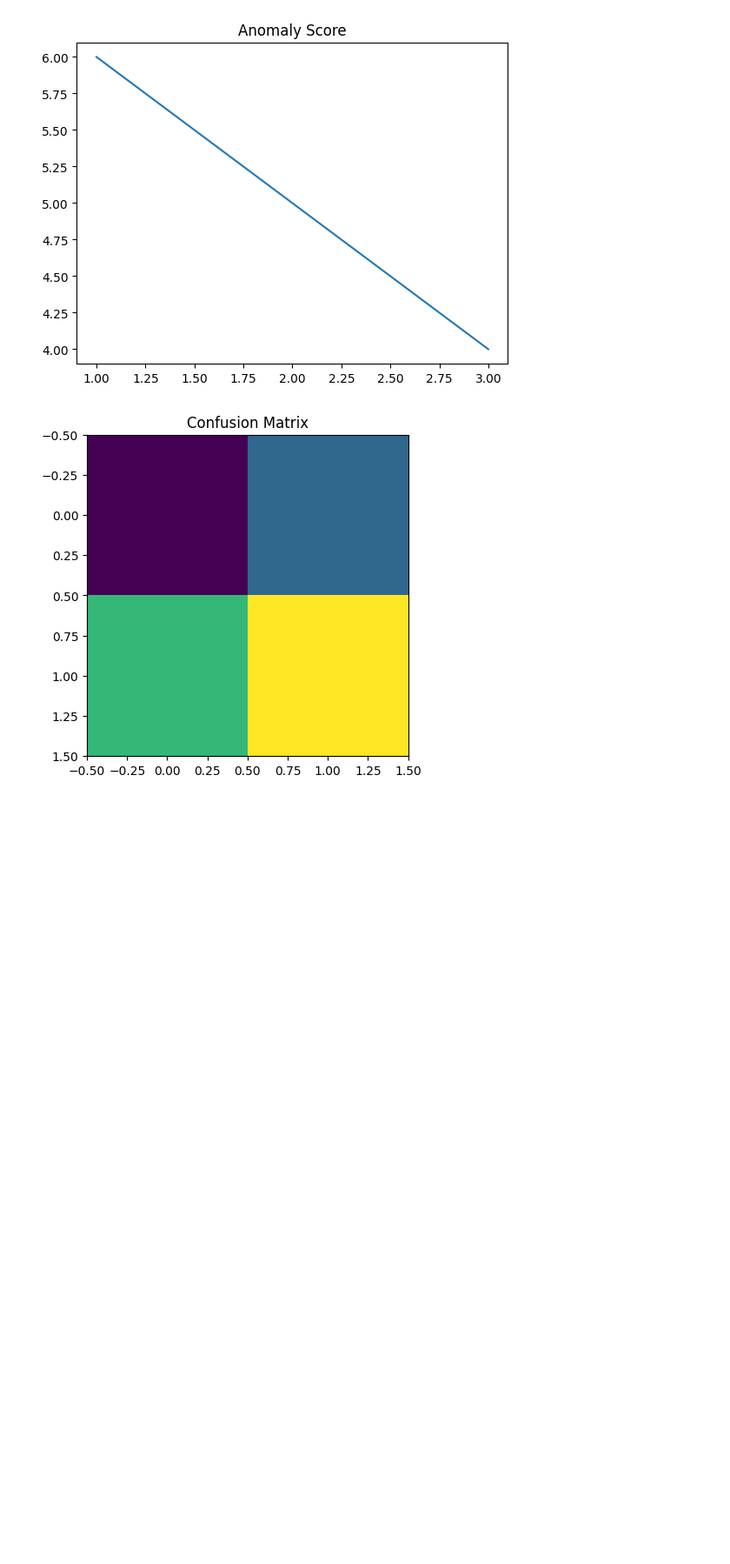
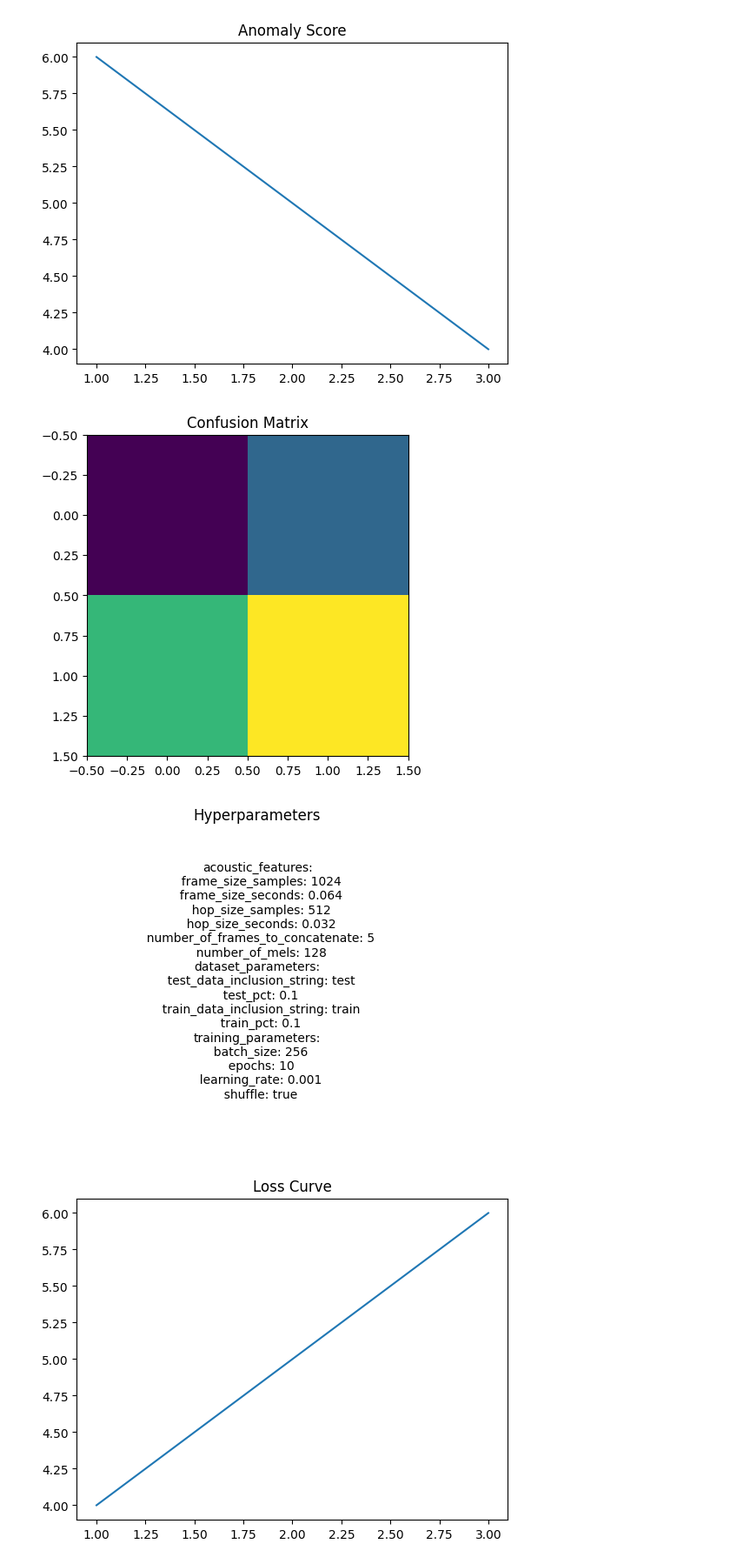
Before and after one commit to mafl20/MasterThesis, a Jupyter notebook: export_to_pdf_test.ipynb, the cells around one changed output. Shown: that part at 87% size. Saved outputs shown, nothing was run; the diff lists cells and outputs as text; code cells hidden in the pictures; blank space fills up the shorter version.

```diff
--- a/export_to_pdf_test.ipynb
+++ b/export_to_pdf_test.ipynb
@@ -28,0 +67,56 @@ Text(0.5, 1.0, 'Confusion Matrix')
+# %%
+from matplotlib.backends.backend_pdf import PdfPages
+import matplotlib.pyplot as plt
+import yaml
+
+# Load the hyperparameters from the YAML file
+with open("hyper_parameters.yaml", "r") as file:
+    hyperparameters = yaml.safe_load(file)
+
+# Create a string representation of the YAML content
+hyperparameters_str = yaml.dump(hyperparameters, default_flow_style=False)
+
+# Create a figure for the YAML content
+fig4, ax4 = plt.subplots()
+ax4.axis('off')  # Turn off the axis
+ax4.text(0.5, 0.5, hyperparameters_str, fontsize=10, va='center', ha='center', wrap=True)
+ax4.set_title("Hyperparameters")
+
+# Create example figures
+fig1, ax1 = plt.subplots()
+ax1.plot([1, 2, 3], [4, 5, 6])
+ax1.set_title("Loss Curve")
+
+fig2, ax2 = plt.subplots()
+ax2.plot([1, 2, 3], [6, 5, 4])
+ax2.set_title("Anomaly Score")
+
+fig3, ax3 = plt.subplots()
+ax3.imshow([[1, 2], [3, 4]])
+ax3.set_title("Confusion Matrix")
+
+# Create a new figure with subplots for combining multiple figures
+combined_fig, axes = plt.subplots(2, 2, figsize=(12, 8))  # 2x2 grid
+axes = axes.flatten()  # Flatten the 2D array to a 1D list
+
+# Add existing figures to the new figure's subplots
+axes[0].plot([1, 2, 3], [4, 5, 6])  # Loss Curve
+axes[0].set_title("Loss Curve")
+
+axes[1].plot([1, 2, 3], [6, 5, 4])  # Anomaly Score
+axes[1].set_title("Anomaly Score")
+
+axes[2].imshow([[1, 2], [3, 4]])  # Confusion Matrix
+axes[2].set_title("Confusion Matrix")
+
+# Turn off the last subplot if not used
+axes[3].axis('off')  # Turn off the unused subplot
+
+# Save the combined figure to a PDF
+with PdfPages("combined_training_results.pdf") as pdf:
+    pdf.savefig(combined_fig)
+    pdf.savefig(fig4)  # Save the hyperparameters figure
+    plt.show()  # Show in notebook
+# %% [output]
+[figure, added]
+[figure, added]
```
Also changed, not shown: parts of 2 cells of this notebook, 12 other files.
